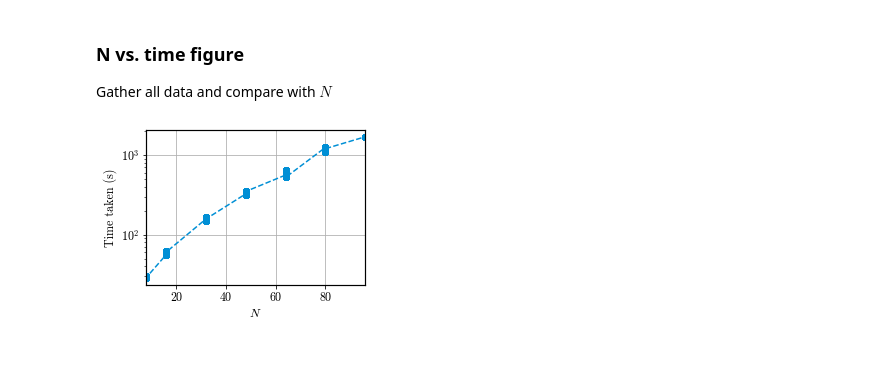
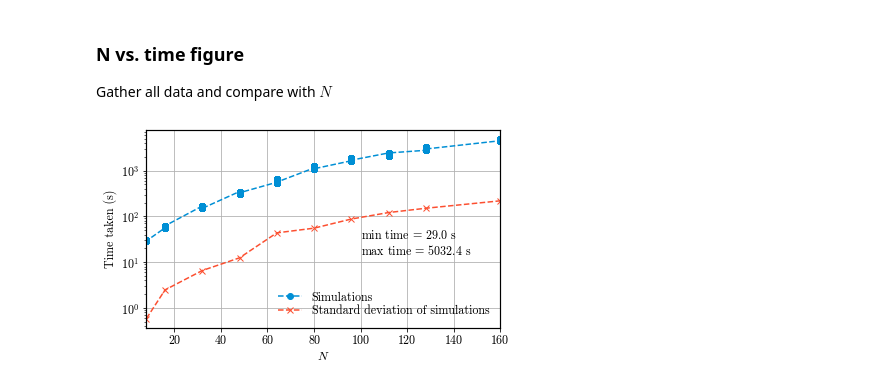
Before and after one commit to nikosavola/HeisenbergMetropolis-StatMech, a Jupyter notebook: analysis.ipynb, the cells around one changed output. Saved outputs shown, nothing was run; the diff lists cells and outputs as text; code cells hidden in the pictures; blank space fills up the shorter version.

```diff
--- a/analysis.ipynb
+++ b/analysis.ipynb
@@ -106,0 +91,4 @@ df
+# %%
+# Limit sizes
+df = df[df['N'] <= 200]
+df
@@ -243,14 +245,20 @@ Gather all data and compare with $N$
 # %%
 dfs = df.sort_values(by=['N'])
 dfs['wall_time']
 
-plt.figure(figsize=figure_size)
-plt.semilogy(dfs['N'], dfs['wall_time'], 'o--')
+plt.figure(figsize=(figure_size[0] * 1.5, figure_size[1] * 1.2))
+plt.semilogy(dfs['N'], dfs['wall_time'], 'o--', label="Simulations")
 plt.xlabel('$N$'); plt.ylabel('Time taken (s)')
+plt.text(100, 15, f"$\min$ time = {dfs['wall_time'].min():.1f} s\n$\max$ time = {dfs['wall_time'].max():.1f} s")
 
+std = dfs.groupby("N").std()["wall_time"]
+plt.semilogy(std.index, std, 'x--', label="Standard deviation of simulations")
+
+plt.legend(loc="lower right", markerscale=1, ncol=1, labelspacing=0.15)
 plt.grid()
 plt.tight_layout()
+
 plt.savefig(f'{figure_dir}/NvsTime.pdf')
 plt.show()
 # %% [output]
-[figure, old version]
+[figure, new version]
```
Also changed, not shown: parts of 6 cells of this notebook.
